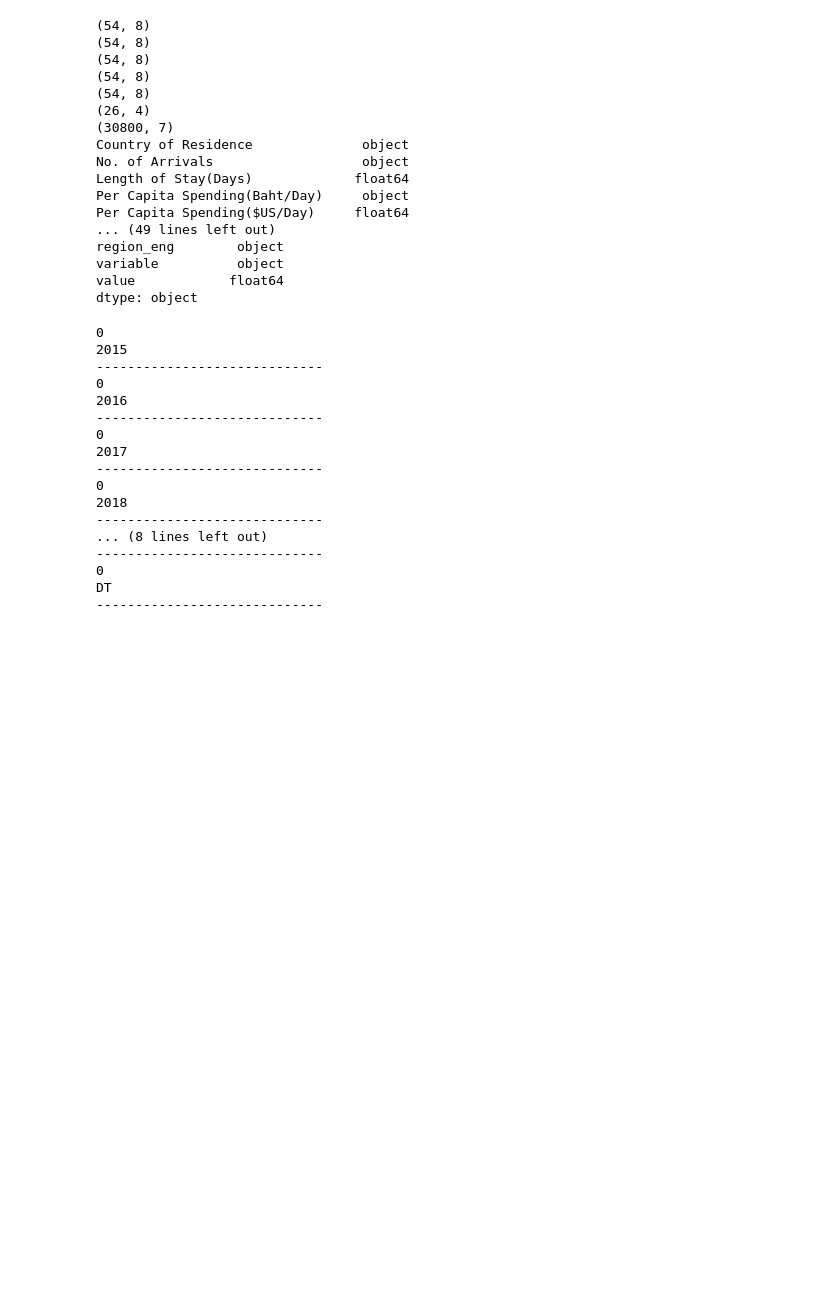
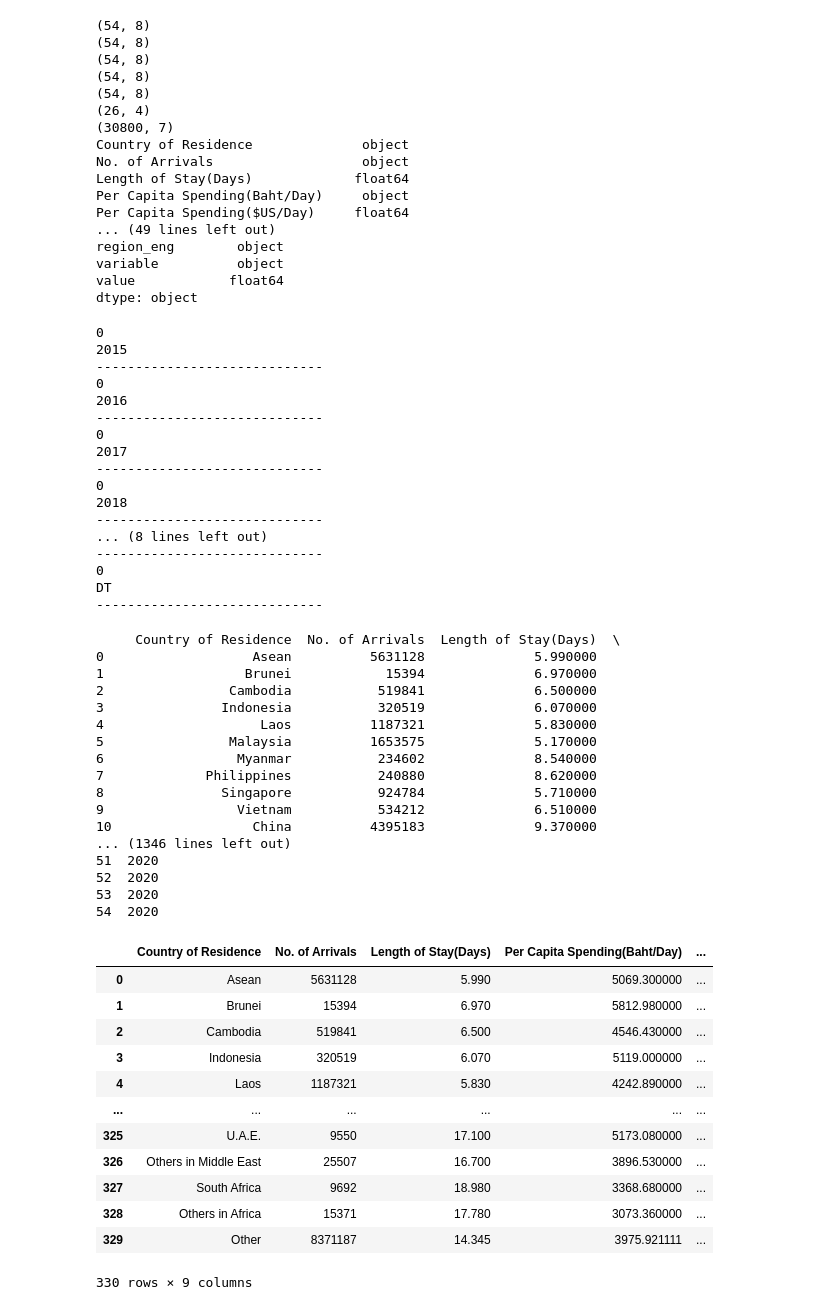
Before and after one commit to KagErou710/BIA, a Jupyter notebook: test.ipynb, the cells around one changed output. Saved outputs shown, nothing was run; the diff lists cells and outputs as text; code cells hidden in the pictures; blank space fills up the shorter version.

```diff
--- a/test.ipynb
+++ b/test.ipynb
@@ -102,15 +102,68 @@ DT
 # %%
 df2018["year"] = 2018
 df2019["year"] = 2019
 df2020["year"] = 2020
 df2017["year"] = 2017
 df2016["year"] = 2016
 df2015["year"] = 2015
 
+for df in [df2015, df2016, df2017, df2018, df2019, df2020]:
+
+    new_row = ['Other', df["No. of Arrivals"].sum(), df['Length of Stay(Days)'].mean(),
+               df['Per Capita Spending(Baht/Day)'].mean(), df['Per Capita Spending($US/Day)'].mean(),
+               df['Tourism Receipts(Mil. Baht)'].sum(), df['Tourism Receipts(Mil. $US)'].sum(), 'Total', df['year'][1]]
+
+        # new_row = {"Country of Residence": 'Other',
+        #        "No. of Arrivals": df["No. of Arrivals"].sum(),
+        #        'Length of Stay(Days)': df['Length of Stay(Days)'].mean(),
+        #        'Per Capita Spending(Baht/Day)': df['Per Capita Spending(Baht/Day)'].mean(),
+        #        'Per Capita Spending($US/Day)': df['Per Capita Spending($US/Day)'].mean(),
+        #        'Tourism Receipts(Mil. Baht)': df['Tourism Receipts(Mil. Baht)'].sum(),
+        #        'Tourism Receipts(Mil. $US)': df['Tourism Receipts(Mil. $US)'].sum(),
+        #        'Region': 'Total',
+        #        'year': df['year'][1]}
+    df.loc[len(df.index)] = new_row
+    print(df)
+
 dfNationality = pd.concat([df2015, df2016, df2017, df2018, df2019, df2020], ignore_index=True)
 dfList['integrated']=dfNationality
+numList = ['No. of Arrivals', 'Length of Stay(Days)', 'Per Capita Spending(Baht/Day)', 'Per Capita Spending($US/Day)', 'Tourism Receipts(Mil. Baht)', 'Tourism Receipts(Mil. $US)']
+
+
+
+
 dfNationality
-numList = ['No. of Arrivals', 'Length of Stay(Days)', 'Per Capita Spending(Baht/Day)', 'Per Capita Spending($US/Day)', 'Tourism Receipts(Mil. Baht)', 'Tourism Receipts(Mil. $US)']
+# %% [output]
+     Country of Residence  No. of Arrivals  Length of Stay(Days)  \
+0                   Asean          5631128              5.990000
+1                  Brunei            15394              6.970000
+2                Cambodia           519841              6.500000
+3               Indonesia           320519              6.070000
+4                    Laos          1187321              5.830000
+5                Malaysia          1653575              5.170000
+6                 Myanmar           234602              8.540000
+7             Philippines           240880              8.620000
+8               Singapore           924784              5.710000
+9                 Vietnam           534212              6.510000
+10                  China          4395183              9.370000
+... (1346 lines left out)
+51  2020
+52  2020
+53  2020
+54  2020
+|  | Country of Residence | No. of Arrivals | Length of Stay(Days) | Per Capita Spending(Baht/Day) | ... |
+| 0 | Asean | 5631128 | 5.990 | 5069.300000 | ... |
+| 1 | Brunei | 15394 | 6.970 | 5812.980000 | ... |
+| 2 | Cambodia | 519841 | 6.500 | 4546.430000 | ... |
+| 3 | Indonesia | 320519 | 6.070 | 5119.000000 | ... |
+| 4 | Laos | 1187321 | 5.830 | 4242.890000 | ... |
+| ... | ... | ... | ... | ... | ... |
+| 325 | U.A.E. | 9550 | 17.100 | 5173.080000 | ... |
+| 326 | Others in Middle East | 25507 | 16.700 | 3896.530000 | ... |
+| 327 | South Africa | 9692 | 18.980 | 3368.680000 | ... |
+| 328 | Others in Africa | 15371 | 17.780 | 3073.360000 | ... |
+| 329 | Other | 8371187 | 14.345 | 3975.921111 | ... |
+330 rows × 9 columns
 # %%
 import matplotlib.pyplot as plt
 
```
Also changed, not shown: parts of 17 cells of this notebook.
